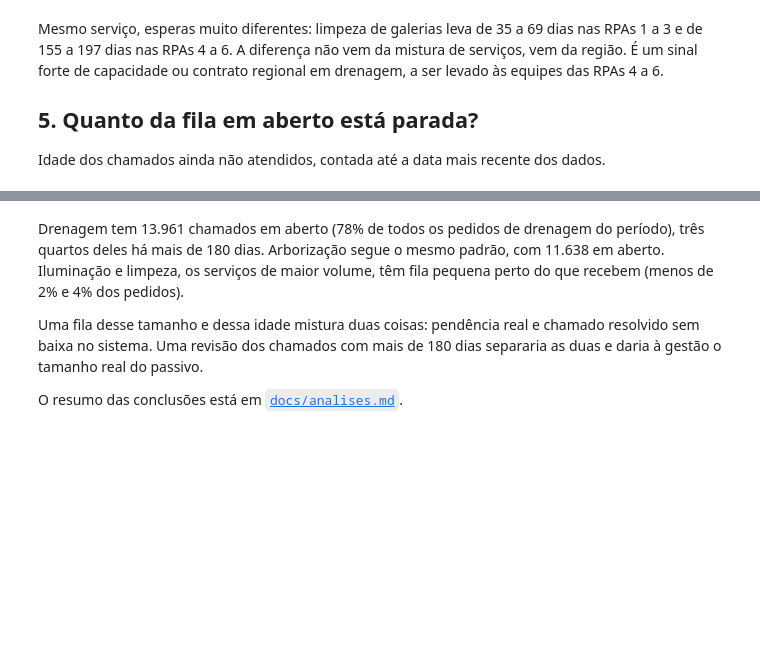
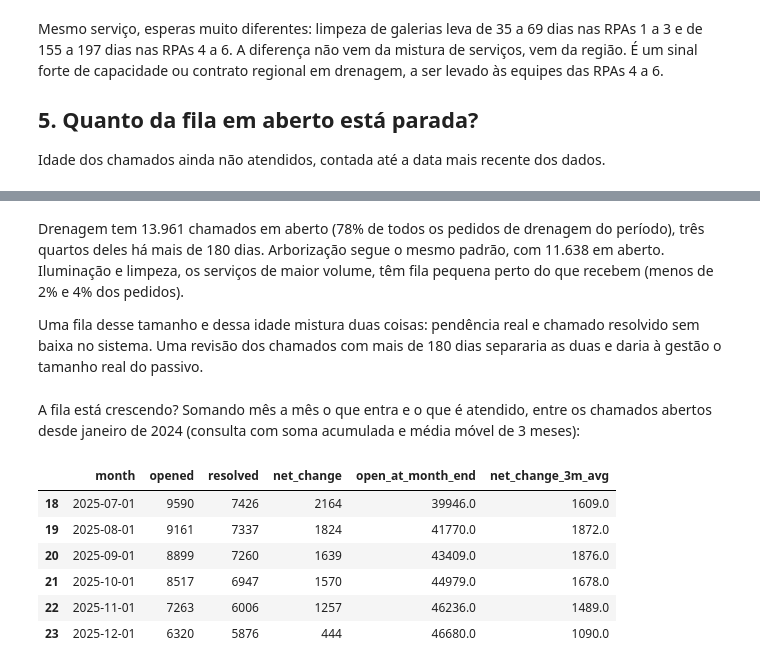
Before and after one commit to nogsposito/recife-156, a Jupyter notebook: notebooks/02_business_analysis.ipynb, the cells around one changed output, grey strips where cells are left out. Drawn from its saved outputs; the diff is of its cells as text; code cells hidden in the pictures; blank space fills up the shorter version.

```diff
--- a/notebooks/02_business_analysis.ipynb
+++ b/notebooks/02_business_analysis.ipynb
@@ -219,5 +219,15 @@ run_sql("07")
 Drenagem tem 13.961 chamados em aberto (78% de todos os pedidos de drenagem do período), três quartos deles há mais de 180 dias. Arborização segue o mesmo padrão, com 11.638 em aberto. Iluminação e limpeza, os serviços de maior volume, têm fila pequena perto do que recebem (menos de 2% e 4% dos pedidos).
 
 Uma fila desse tamanho e dessa idade mistura duas coisas: pendência real e chamado resolvido sem baixa no sistema. Uma revisão dos chamados com mais de 180 dias separaria as duas e daria à gestão o tamanho real do passivo.
-
-O resumo das conclusões está em [`docs/analises.md`](../docs/analises.md).
+# %% [markdown]
+A fila está crescendo? Somando mês a mês o que entra e o que é atendido, entre os chamados abertos desde janeiro de 2024 (consulta com soma acumulada e média móvel de 3 meses):
+# %%
+run_sql("10").tail(6)
+# %% [output]
+|  | month | opened | resolved | net_change | open_at_month_end | net_change_3m_avg |
+| 18 | 2025-07-01 | 9590 | 7426 | 2164 | 39946.0 | 1609.0 |
+| 19 | 2025-08-01 | 9161 | 7337 | 1824 | 41770.0 | 1872.0 |
+| 20 | 2025-09-01 | 8899 | 7260 | 1639 | 43409.0 | 1876.0 |
+| 21 | 2025-10-01 | 8517 | 6947 | 1570 | 44979.0 | 1678.0 |
+| 22 | 2025-11-01 | 7263 | 6006 | 1257 | 46236.0 | 1489.0 |
+| 23 | 2025-12-01 | 6320 | 5876 | 444 | 46680.0 | 1090.0 |
```
Also changed, not shown: parts of 4 cells of this notebook, 45 other files.
